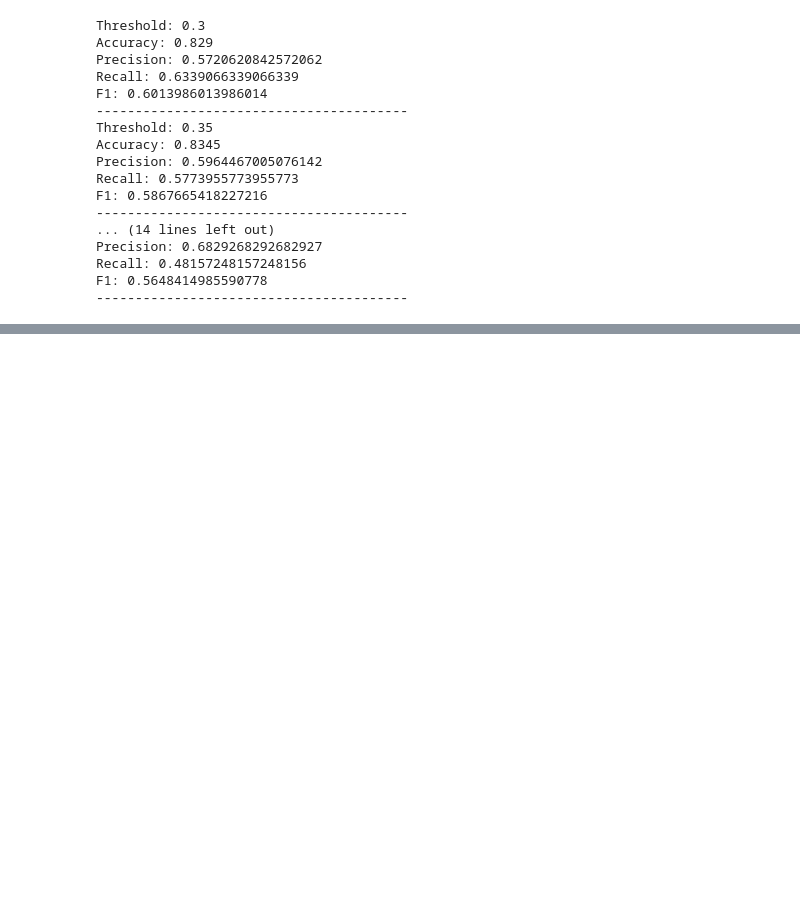
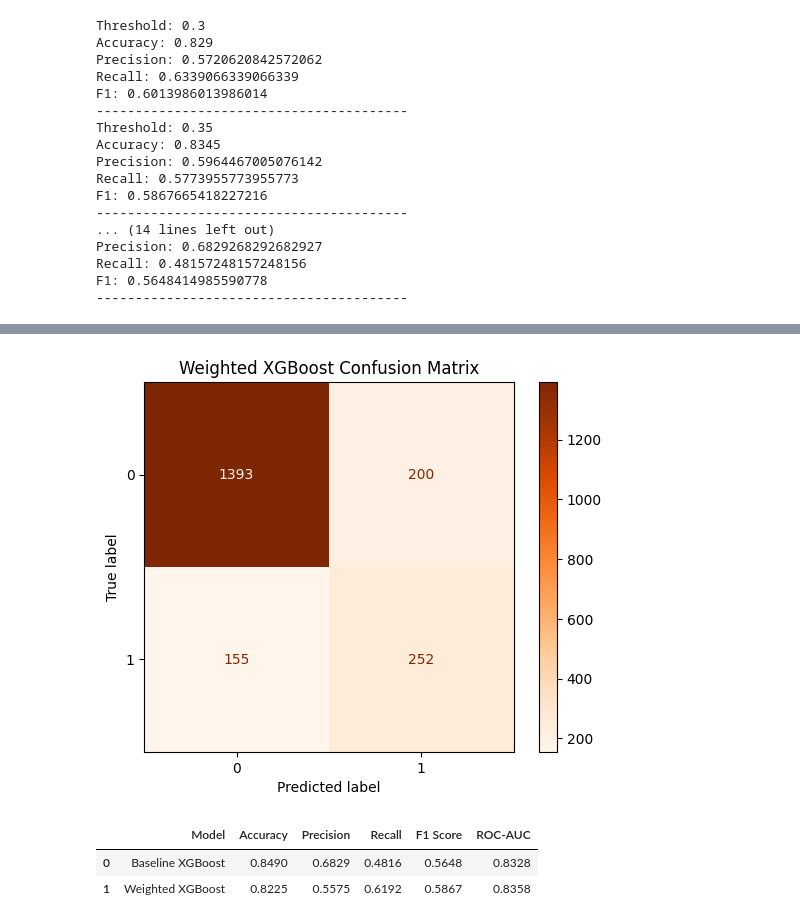
Before and after one commit to aashutosh4all/ChurnSense, a Jupyter notebook: notebooks/churn_eda_ml_analysis.ipynb, the cells around one changed output, grey strips where cells are left out. Cells and saved outputs as stored; diff of their text form; code cells hidden in the pictures; blank space fills up the shorter version.

```diff
--- a/notebooks/churn_eda_ml_analysis.ipynb
+++ b/notebooks/churn_eda_ml_analysis.ipynb
@@ -796,0 +945,13 @@ F1: 0.5648414985590778
+# %%
+# ============================================================
+# Calculate scale_pos_weight
+# ============================================================
+
+negative = (y_train == 0).sum()
+positive = (y_train == 1).sum()
+
+scale_pos_weight = negative / positive
+
+print(f"Negative samples : {negative}")
+print(f"Positive samples : {positive}")
+print(f"scale_pos_weight : {scale_pos_weight:.2f}")
@@ -796,0 +962,12 @@ F1: 0.5648414985590778
+# %%
+# ============================================================
+# XGBoost with Class Weighting
+# ============================================================
+
+xgb_weighted = XGBClassifier(
+    random_state=42,
+    eval_metric="logloss",
+    scale_pos_weight=scale_pos_weight
+)
+
+xgb_weighted.fit(X_train, y_train)
@@ -796,0 +987,4 @@ F1: 0.5648414985590778
+# %%
+weighted_pred = xgb_weighted.predict(X_test)
+
+weighted_prob = xgb_weighted.predict_proba(X_test)[:,1]
@@ -796,0 +1008,44 @@ F1: 0.5648414985590778
+# %%
+ConfusionMatrixDisplay.from_predictions(
+    y_test,
+    weighted_pred,
+    cmap="Oranges"
+)
+
+plt.title("Weighted XGBoost Confusion Matrix")
+plt.show()
+# %% [output]
+[figure, added]
+# %%
+comparison = pd.DataFrame({
+    "Model": [
+        "Baseline XGBoost",
+        "Weighted XGBoost"
+    ],
+    "Accuracy": [
+        accuracy_score(y_test, baseline_pred),
+        accuracy_score(y_test, weighted_pred)
+    ],
+    "Precision": [
+        precision_score(y_test, baseline_pred),
+        precision_score(y_test, weighted_pred)
+    ],
+    "Recall": [
+        recall_score(y_test, baseline_pred),
+        recall_score(y_test, weighted_pred)
+    ],
+    "F1 Score": [
+        f1_score(y_test, baseline_pred),
+        f1_score(y_test, weighted_pred)
+    ],
+    "ROC-AUC": [
+        roc_auc_score(y_test, baseline_prob),
+        roc_auc_score(y_test, weighted_prob)
+    ]
+})
+
+comparison.round(4)
+# %% [output]
+|  | Model | Accuracy | Precision | Recall | F1 Score | ROC-AUC |
+| 0 | Baseline XGBoost | 0.8490 | 0.6829 | 0.4816 | 0.5648 | 0.8328 |
+| 1 | Weighted XGBoost | 0.8225 | 0.5575 | 0.6192 | 0.5867 | 0.8358 |
```
Also changed, not shown: parts of 72 cells of this notebook, 10 other files.
